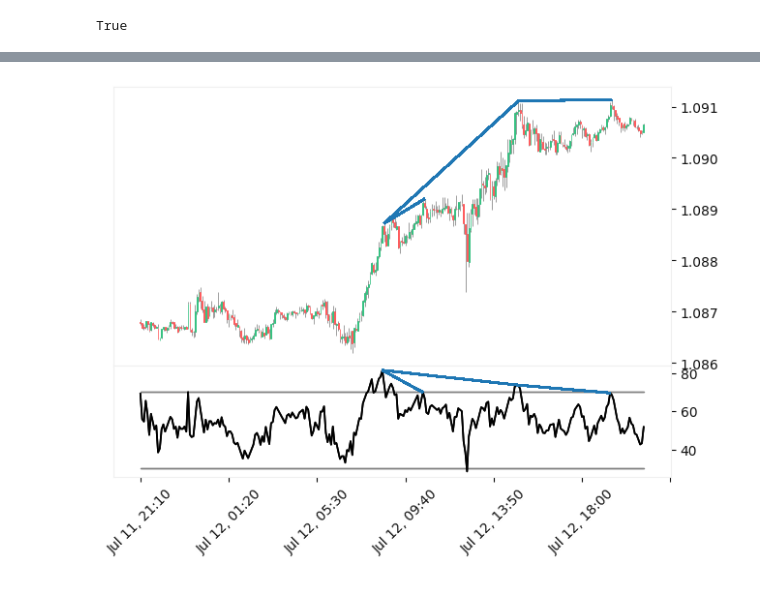
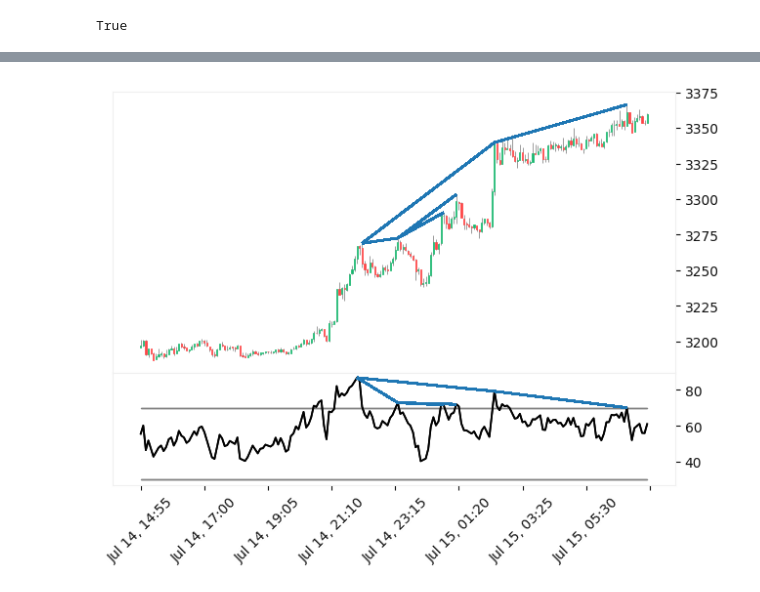
Before and after one commit to nguyenvantat1182002/rsi-signal-bot, a Jupyter notebook: rsi-signal-bot.ipynb, the cells around one changed output, grey strips where cells are left out. Drawn from its saved outputs; the diff is of its cells as text; code cells hidden in the pictures.

```diff
--- a/rsi-signal-bot.ipynb
+++ b/rsi-signal-bot.ipynb
@@ -97,0 +222,27 @@ def detect_divergence(df: pd.DataFrame):
+# %%
+rates = mt5.copy_rates_from_pos('ETHUSD', mt5.TIMEFRAME_M5, 0, 1000)
+
+df = pd.DataFrame(rates)
+df['time'] = pd.to_datetime(rates['time'], unit='s')
+df['rsi'] = ta.rsi(df['close'], 14)
+
+df.dropna(inplace=True)
+df.set_index(df['time'], inplace=True)
+
+window_size = 3
+df['rsi_pivot_high'] = df['rsi'] == df['rsi'].rolling(2 * window_size + 1, center=True).max()
+df['rsi_pivot_low'] = df['rsi'] == df['rsi'].rolling(2 * window_size + 1, center=True).min()
+
+points = pivot_points(df['open'], df['high'], df['low'], df['close'], method='fibonacci')
+
+last_timestamp = df.index[-1]
+yesterday = last_timestamp - pd.Timedelta(days=1)
+day_before_yesterday = yesterday - pd.Timedelta(days=1)
+
+yesterday_date = yesterday.date()
+day_before_yesterday = day_before_yesterday.date()
+
+yesterday_points = points.loc[points.index.date == yesterday_date]
+day_before_yesterday_points = points.loc[points.index.date == day_before_yesterday]
+
+yesterday_points.iloc[-1], day_before_yesterday_points.iloc[-1]
@@ -98,37 +266,24 @@ def detect_divergence(df: pd.DataFrame):
 # %%
-rates = mt5.copy_rates_from_pos('EURUSD', mt5.TIMEFRAME_M5, 0, 300)
-
-df = pd.DataFrame(rates)
-df['time'] = pd.to_datetime(rates['time'], unit='s')
-df['rsi'] = ta.rsi(df['close'], 14)
-
-df.dropna(inplace=True)
-
-window_size = 5
-df['rsi_pivot_high'] = df['rsi'] == df['rsi'].rolling(2 * window_size + 1, center=True).max()
-df['rsi_pivot_low'] = df['rsi'] == df['rsi'].rolling(2 * window_size + 1, center=True).min()
-
-df.set_index(df['time'], inplace=True)
-
+df = df.tail(200)
 price_lines, rsi_lines = detect_divergence(df)
 
 plots = [
     mpf.make_addplot(df['rsi'], panel=1, color='black', fill_between=dict(y1=30, y2=30, color="gray")),
     mpf.make_addplot(df['rsi'], panel=1, color='black', fill_between=dict(y1=70, y2=70, color="gray")),
 ]
 style = mpf.make_mpf_style(base_mpf_style='yahoo', rc={'grid.alpha':0}, figcolor='#fff', facecolor="#fff")
 _, axs = mpf.plot(
     df,
     type='candle',
     style=style,
     volume=False,
     ylabel='',
     ylabel_lower='',
     addplot=plots,
     returnfig=True,
     alines=dict(alines=price_lines))
 
 rsi_lines = mpf._utils._construct_aline_collections(dict(alines=rsi_lines), df.index)
 axs[2].add_collection(rsi_lines);
 # %% [output]
-[figure, old version]
+[figure, new version]
```
Also changed, not shown: parts of 2 cells of this notebook.
